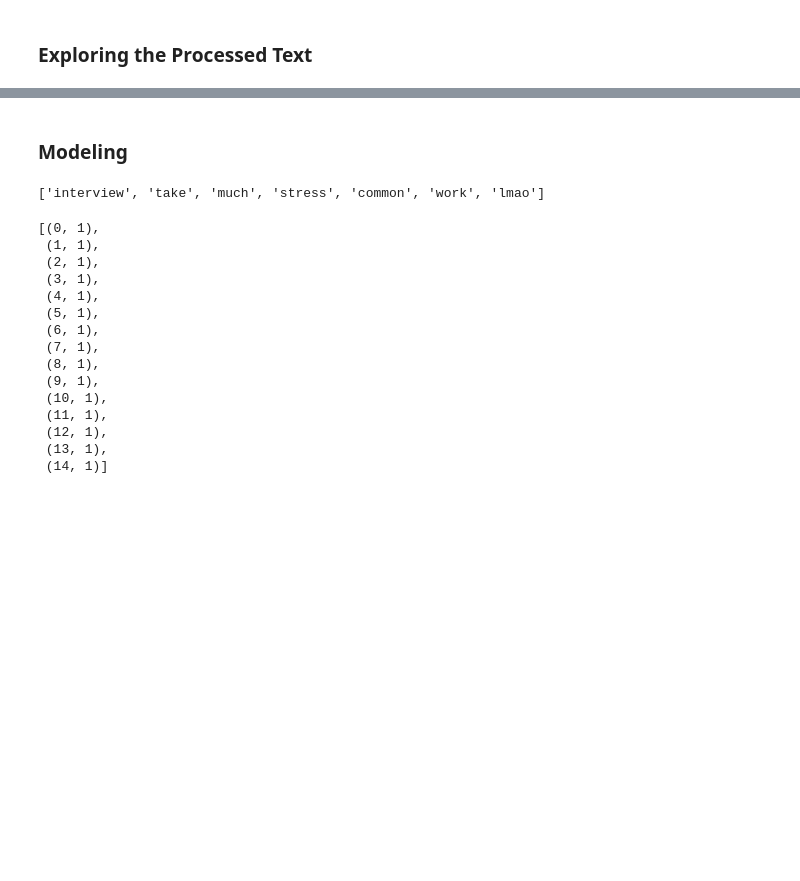
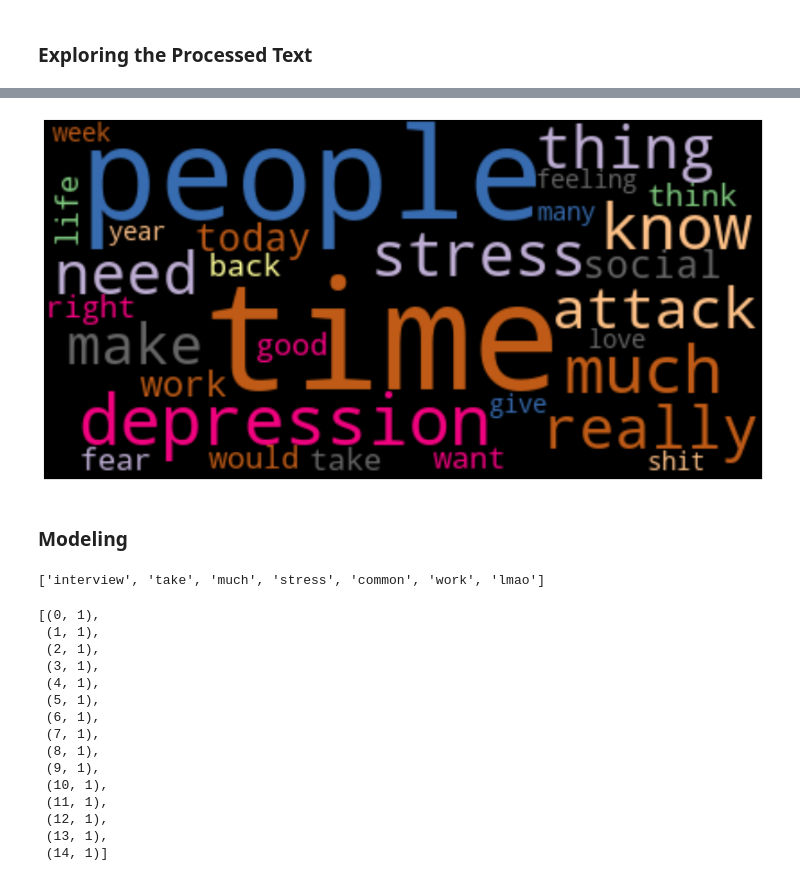
Before and after one commit to RobbieZifchak/nlp-tweets, a Jupyter notebook: LDA.ipynb, the cells around one changed output, grey strips where cells are left out. Saved outputs shown, nothing was run; the diff lists cells and outputs as text; code cells hidden in the pictures; blank space fills up the shorter version.

```diff
--- a/LDA.ipynb
+++ b/LDA.ipynb
@@ -166,3 +172,27 @@ word_freq.most_common(40)
+# %%
+#retrieve word and count from FreqDist tuples
+
+most_common_count = [x[1] for x in word_freq.most_common(30)]
+most_common_word = [x[0] for x in word_freq.most_common(30)]
+
+#create dictionary mapping of word count
+top_30_dictionary = dict(zip(most_common_word, most_common_count))
+# %%
+#Create Word Cloud of top 30 words
+wordcloud = WordCloud(colormap = 'Accent', background_color = 'black')\
+.generate_from_frequencies(top_30_dictionary)
+
+#plot with matplotlib
+plt.figure(figsize=(12, 8))
+plt.imshow(wordcloud, interpolation='bilinear')
+plt.axis("off")
+plt.tight_layout(pad=0)
+plt.savefig('top_30_cloud.png')
+
+
+plt.show()
+# %% [output]
+[figure, added]
 # %% [markdown]
 ### Modeling
 # %%
```
Also changed, not shown: parts of 49 cells of this notebook, 2 other files.
